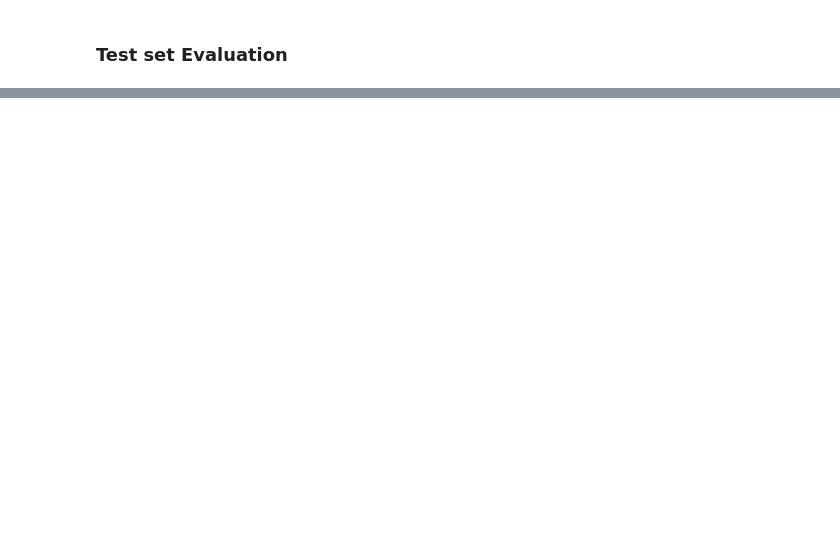
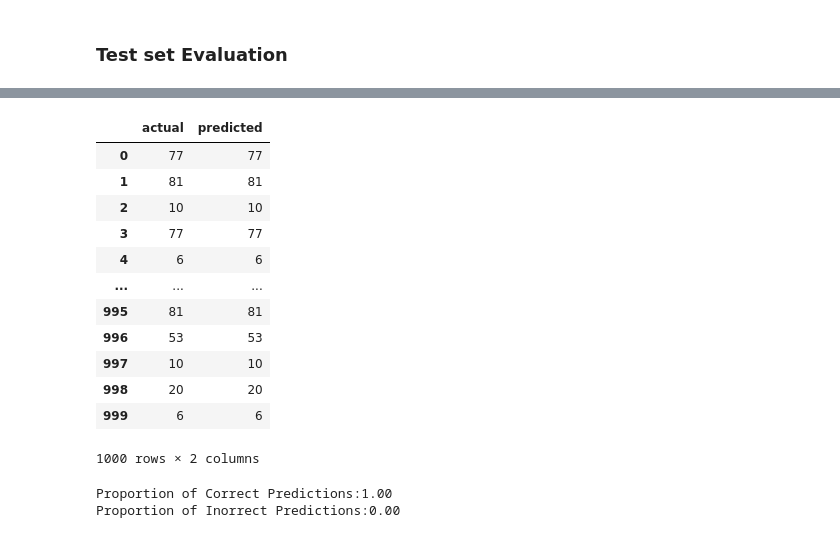
Before and after one commit to MUbarak123-56/cnn-vs-vit, a Jupyter notebook: ViT_food.ipynb, the cells around one changed output, grey strips where cells are left out. Cells and saved outputs as stored; diff of their text form; code cells hidden in the pictures; blank space fills up the shorter version.

```diff
--- a/ViT_food.ipynb
+++ b/ViT_food.ipynb
@@ -252,0 +249,28 @@ for currRow in range(5):
+# %%
+actual = food_use["test"][:]["label"]
+predictions = preds_output.label_ids
+df_result = pd.DataFrame({"actual":actual,"predicted":predictions})
+df_result
+# %% [output]
+|  | actual | predicted |
+| 0 | 77 | 77 |
+| 1 | 81 | 81 |
+| 2 | 10 | 10 |
+| 3 | 77 | 77 |
+| 4 | 6 | 6 |
+| ... | ... | ... |
+| 995 | 81 | 81 |
+| 996 | 53 | 53 |
+| 997 | 10 | 10 |
+| 998 | 20 | 20 |
+| 999 | 6 | 6 |
+1000 rows × 2 columns
+# %%
+correct = len(df_result[df_result["actual"] == df_result["predicted"]])
+incorrect = len(df_result[df_result["actual"] != df_result["predicted"]])
+
+print("Proportion of Correct Predictions:%.2f"%((correct)/(correct+incorrect)))
+print("Proportion of Inorrect Predictions:%.2f"%((incorrect)/(correct+incorrect)))
+# %% [output]
+Proportion of Correct Predictions:1.00
+Proportion of Inorrect Predictions:0.00
```
Also changed, not shown: parts of 13 cells of this notebook.
